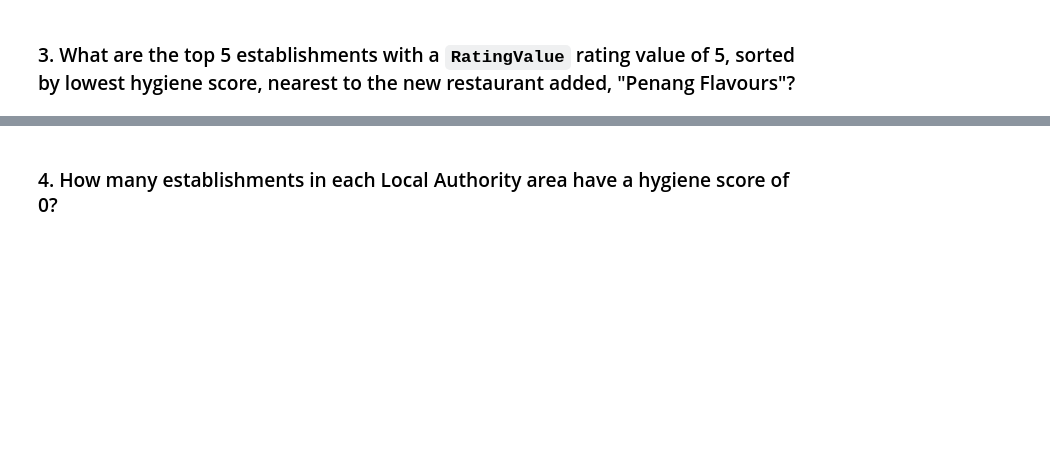
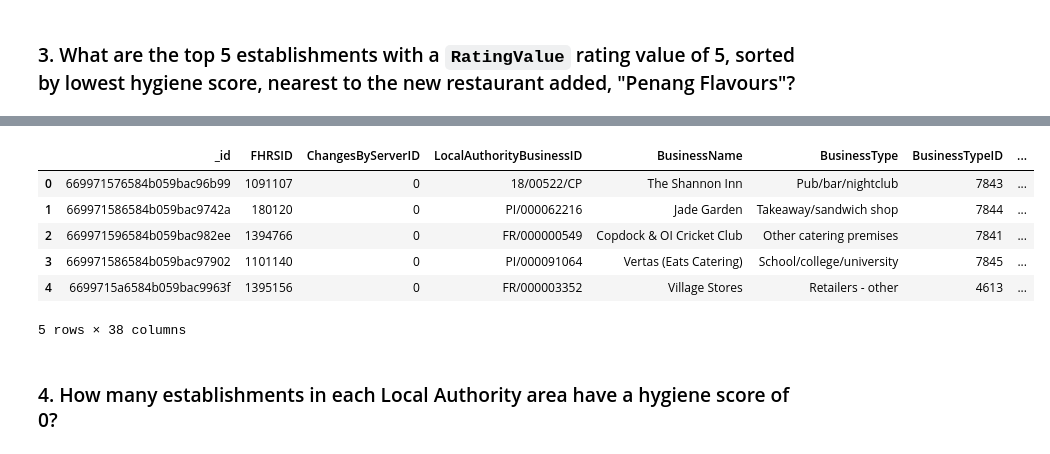
Before and after one commit to HagenGrant/ds_module_12_nosql, a Jupyter notebook: Starter_Code/NoSQL_analysis_starter.ipynb, the cells around one changed output, grey strips where cells are left out. Drawn from its saved outputs; the diff is of its cells as text; code cells hidden in the pictures; blank space fills up the shorter version.

```diff
--- a/Starter_Code/NoSQL_analysis_starter.ipynb
+++ b/Starter_Code/NoSQL_analysis_starter.ipynb
@@ -104,11 +148,15 @@ query =
 # Sort by hygiene score
 
 degree_search = 0.01
-latitude =
-longitude =
+latitude = 51.49014200
+longitude = 0.08384000
 
-query =
-sort =
-limit =
+query = {"RatingValue": {"$eq": 5}}
+
+sort = [{"scores.Hygiene", -1}, {"geocode.latitude", -1}, {"geocode.longitude", -1}]
+limit = 5
 
 # Print the results
+results = establishments.find(query).sort(sort).limit(limit)
+for i in range(1):
+    pprint(results[i])
@@ -115,5 +181,17 @@ limit =
 # %%
 # Convert result to Pandas DataFrame
+df = results
+df_unpacked = pd.json_normalize(df, max_level=1)
+df = pd.DataFrame(df_unpacked)
+df
+# %% [output]
+|  | _id | FHRSID | ChangesByServerID | LocalAuthorityBusinessID | BusinessName | BusinessType | BusinessTypeID | ... |
+| 0 | 669971576584b059bac96b99 | 1091107 | 0 | 18/00522/CP | The Shannon Inn | Pub/bar/nightclub | 7843 | ... |
+| 1 | 669971586584b059bac9742a | 180120 | 0 | PI/000062216 | Jade Garden | Takeaway/sandwich shop | 7844 | ... |
+| 2 | 669971596584b059bac982ee | 1394766 | 0 | FR/000000549 | Copdock & OI Cricket Club | Other catering premises | 7841 | ... |
+| 3 | 669971586584b059bac97902 | 1101140 | 0 | PI/000091064 | Vertas (Eats Catering) | School/college/university | 7845 | ... |
+| 4 | 6699715a6584b059bac9963f | 1395156 | 0 | FR/000003352 | Village Stores | Retailers - other | 4613 | ... |
+5 rows × 38 columns
 # %% [markdown]
 ### 4. How many establishments in each Local Authority area have a hygiene score of 0?
 # %%
```
Also changed, not shown: parts of 7 cells of this notebook, 1 other file.
